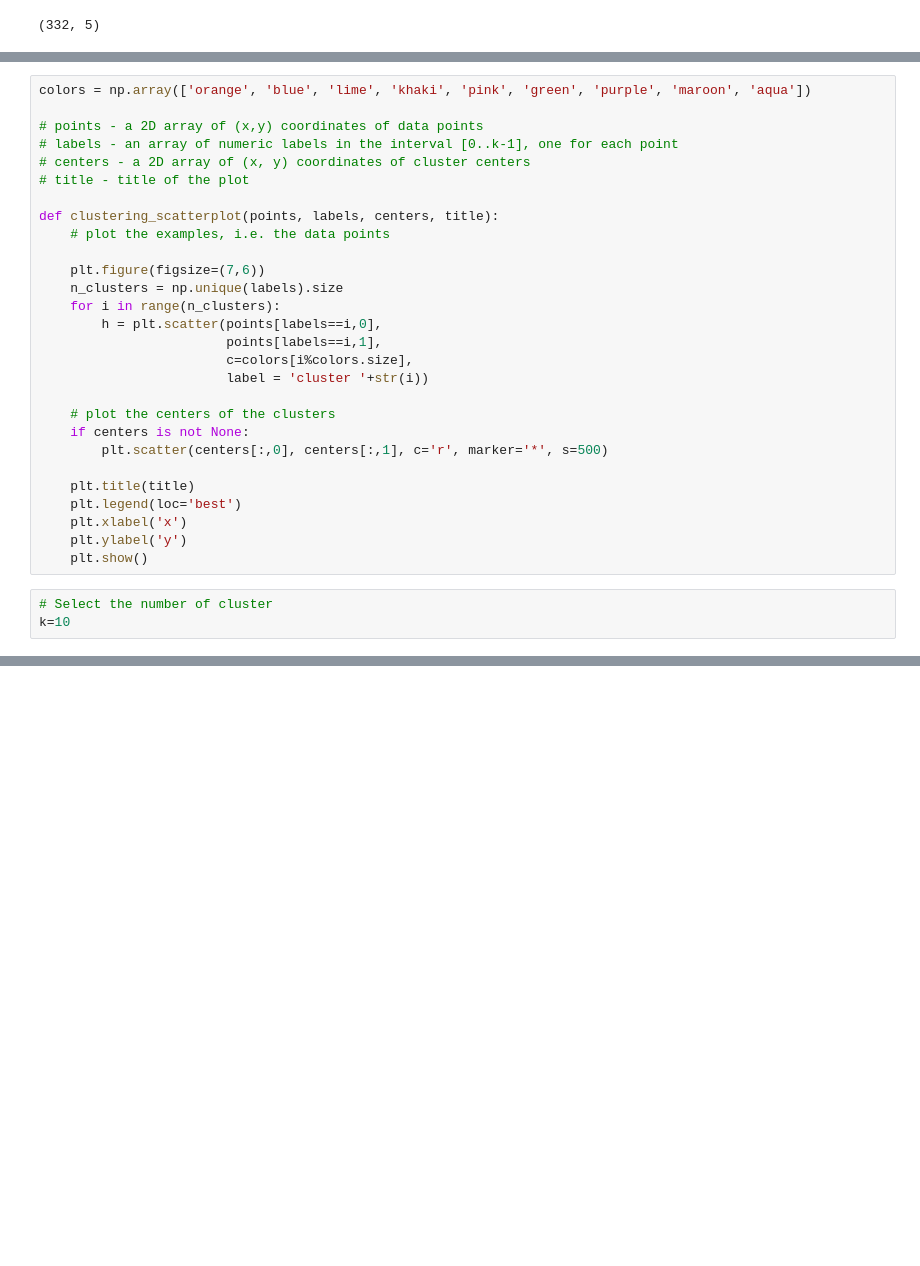
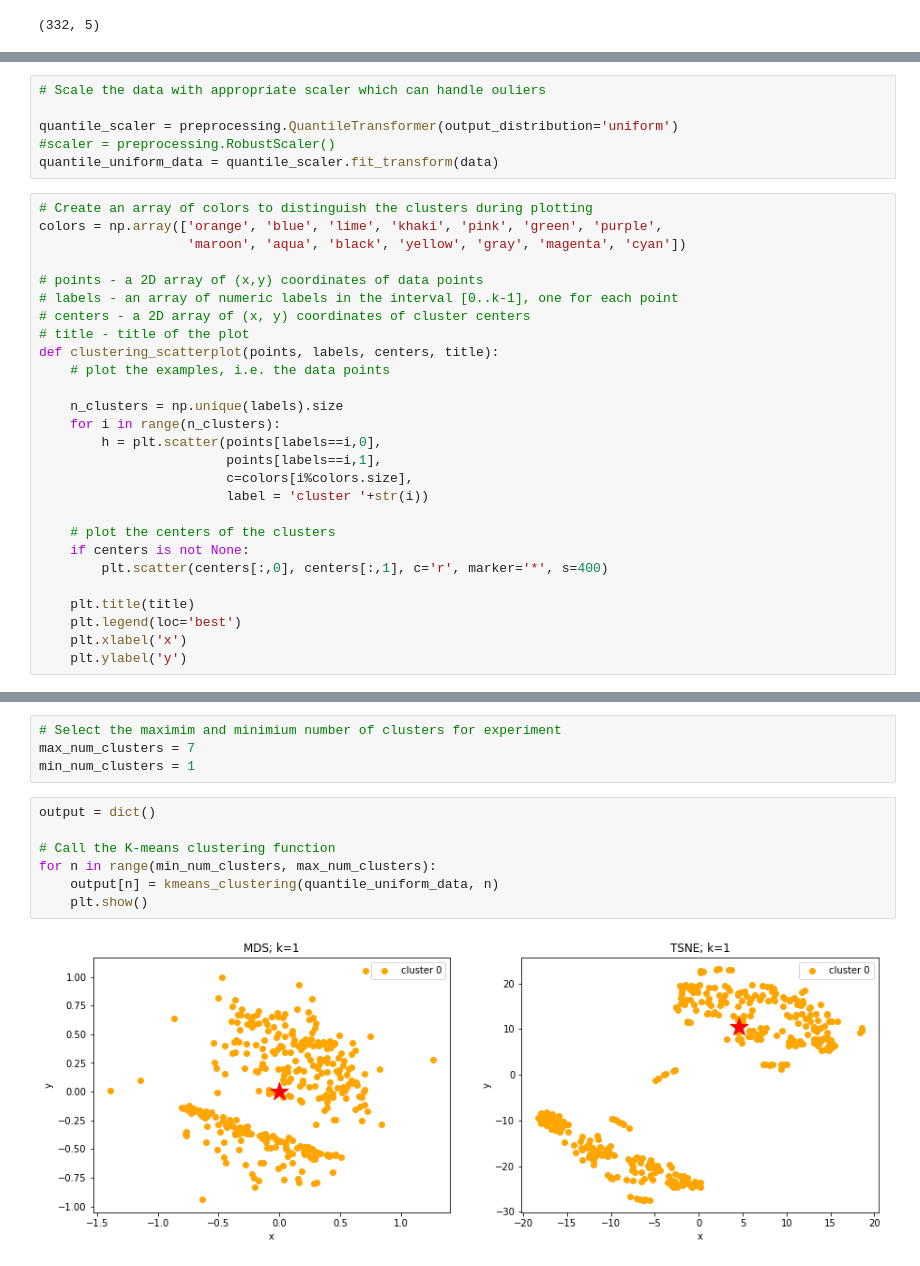
Before and after one commit to vipulpopat/MSCAI_Sem1_Etivity3, a Jupyter notebook: Etivity3_ClusteringManifoldLearning.ipynb, the cells around one changed output, grey strips where cells are left out. Drawn from its saved outputs; the diff is of its cells as text; blank space fills up the shorter version.

```diff
--- a/Etivity3_ClusteringManifoldLearning.ipynb
+++ b/Etivity3_ClusteringManifoldLearning.ipynb
@@ -67,15 +110,21 @@ data = min_max_scaler.fit_transform(data)
+# %%
+# Scale the data with appropriate scaler which can handle ouliers
+
+quantile_scaler = preprocessing.QuantileTransformer(output_distribution='uniform')
+#scaler = preprocessing.RobustScaler()
+quantile_uniform_data = quantile_scaler.fit_transform(data)
 # %%
-colors = np.array(['orange', 'blue', 'lime', 'khaki', 'pink', 'green', 'purple', 'maroon', 'aqua'])
+# Create an array of colors to distinguish the clusters during plotting
+colors = np.array(['orange', 'blue', 'lime', 'khaki', 'pink', 'green', 'purple',
+                   'maroon', 'aqua', 'black', 'yellow', 'gray', 'magenta', 'cyan'])
 
 # points - a 2D array of (x,y) coordinates of data points
 # labels - an array of numeric labels in the interval [0..k-1], one for each point
 # centers - a 2D array of (x, y) coordinates of cluster centers
 # title - title of the plot
-
 def clustering_scatterplot(points, labels, centers, title):
     # plot the examples, i.e. the data points
 
-    plt.figure(figsize=(7,6))
     n_clusters = np.unique(labels).size
     for i in range(n_clusters):
         h = plt.scatter(points[labels==i,0],
@@ -85,13 +134,9 @@ def clustering_scatterplot(points, labels, centers, title):
 
     # plot the centers of the clusters
     if centers is not None:
-        plt.scatter(centers[:,0], centers[:,1], c='r', marker='*', s=500)
+        plt.scatter(centers[:,0], centers[:,1], c='r', marker='*', s=400)
 
     plt.title(title)
     plt.legend(loc='best')
     plt.xlabel('x')
     plt.ylabel('y')
-    plt.show()
-# %%
-# Select the number of cluster
-k=10
@@ -141,0 +194,13 @@ Wall time: 31.8 s
+# %%
+# Select the maximim and minimium number of clusters for experiment
+max_num_clusters = 7
+min_num_clusters = 1
+# %%
+output = dict()
+
+# Call the K-means clustering function
+for n in range(min_num_clusters, max_num_clusters):
+    output[n] = kmeans_clustering(quantile_uniform_data, n)
+    plt.show()
+# %% [output]
+[figure, added]
```
Also changed, not shown: parts of 31 cells of this notebook.
